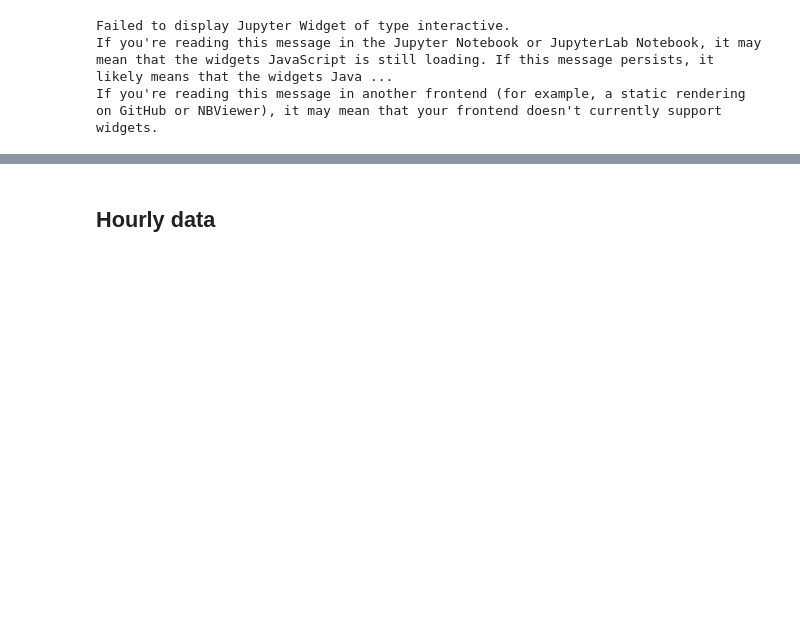
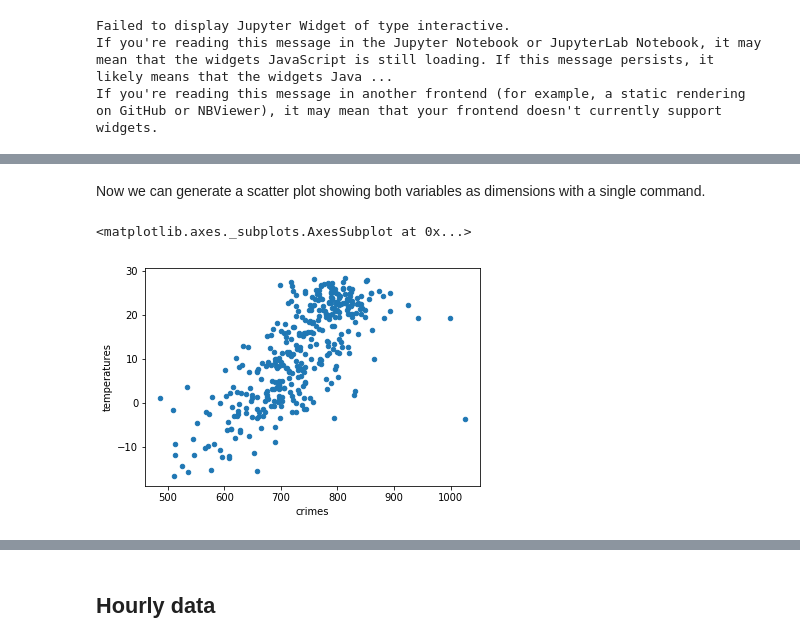
Before and after one commit to PacktPublishing/Jupyter-Notebook-for-Data-Science, a Jupyter notebook: chicago_crime_and_weather.ipynb, the cells around one changed output, grey strips where cells are left out. Drawn from its saved outputs; the diff is of its cells as text; code cells hidden in the pictures; blank space fills up the shorter version.

```diff
--- a/chicago_crime_and_weather.ipynb
+++ b/chicago_crime_and_weather.ipynb
@@ -144,0 +149,3 @@ If you're reading this message in another frontend (for example, a static render
+# %%
+daily_df = pd.DataFrame({'crimes': daily_crimes, 'temperatures': daily_temperature})
+daily_df.head()
@@ -144,0 +160,7 @@ If you're reading this message in another frontend (for example, a static render
+# %% [markdown]
+Now we can generate a scatter plot showing both variables as dimensions with a single command.
+# %%
+daily_df.plot(kind='scatter', x='crimes', y='temperatures')
+# %% [output]
+<matplotlib.axes._subplots.AxesSubplot at 0x...>
+[figure, added]
```
Also changed, not shown: parts of 6 cells of this notebook.
